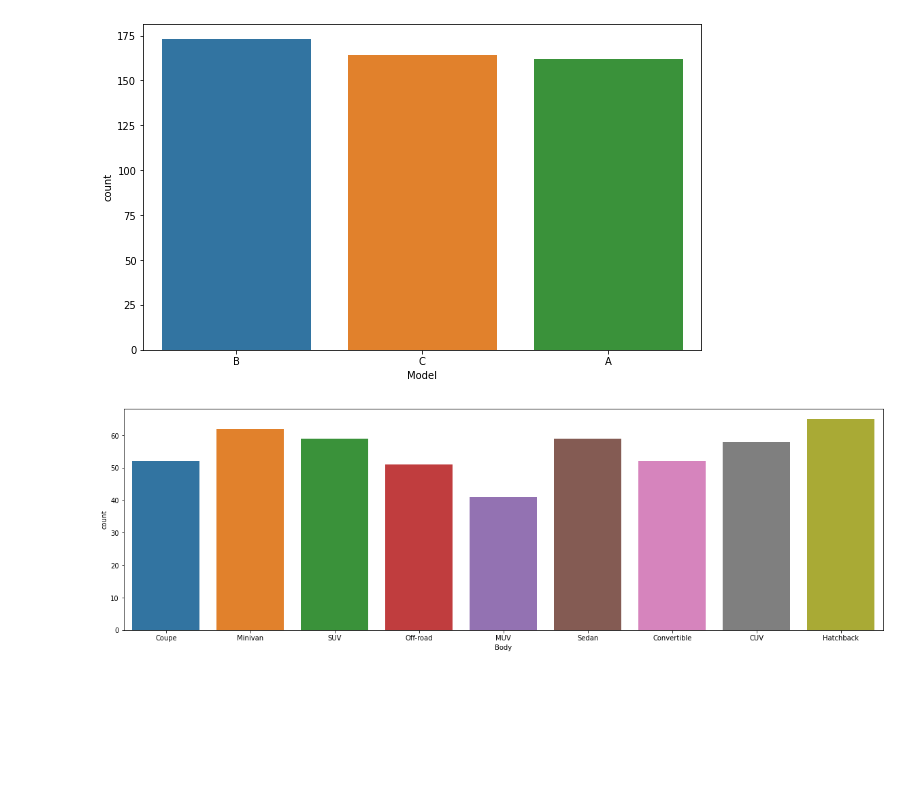
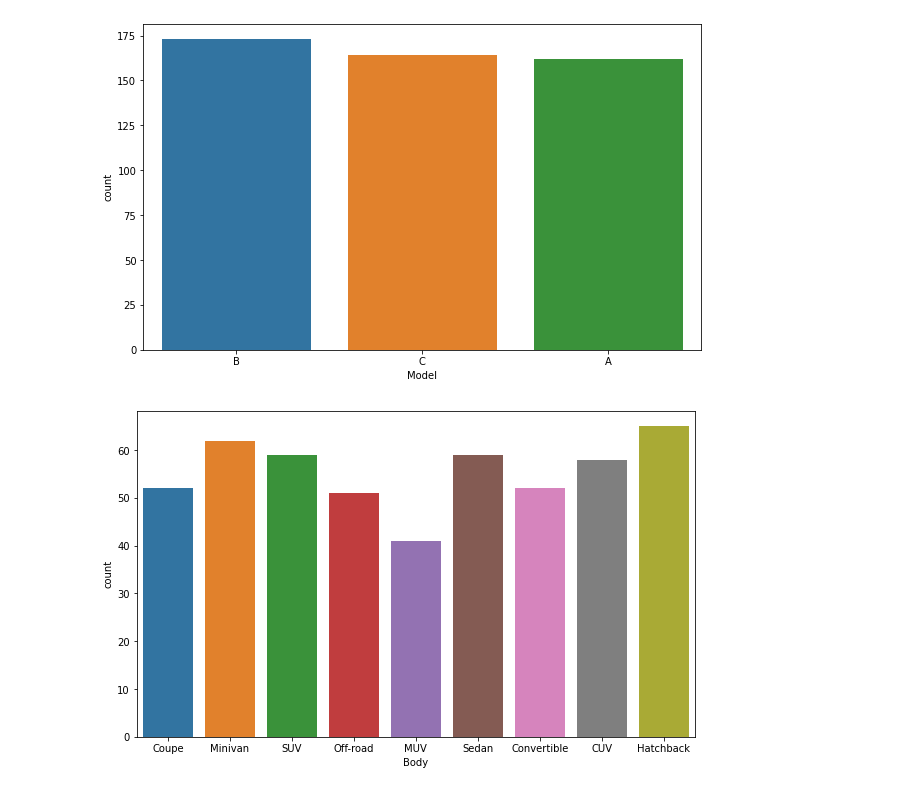
Before and after one commit to zafe312/car_recommender, a Jupyter notebook: car_recommender.ipynb, the cells around one changed output. Cells and saved outputs as stored; diff of their text form; code cells hidden in the pictures; blank space fills up the shorter version.

```diff
--- a/car_recommender.ipynb
+++ b/car_recommender.ipynb
@@ -119,8 +119,8 @@ plt.show()
 # %% [output]
 [figure]
 # %%
-plt.figure(figsize=(20,6))
+plt.figure(figsize=(10,6))
 sns.countplot(x = df['Body'])
 plt.show()
 # %% [output]
-[figure, old version]
+[figure, new version]
```
Also changed, not shown: parts of 4 cells of this notebook.
